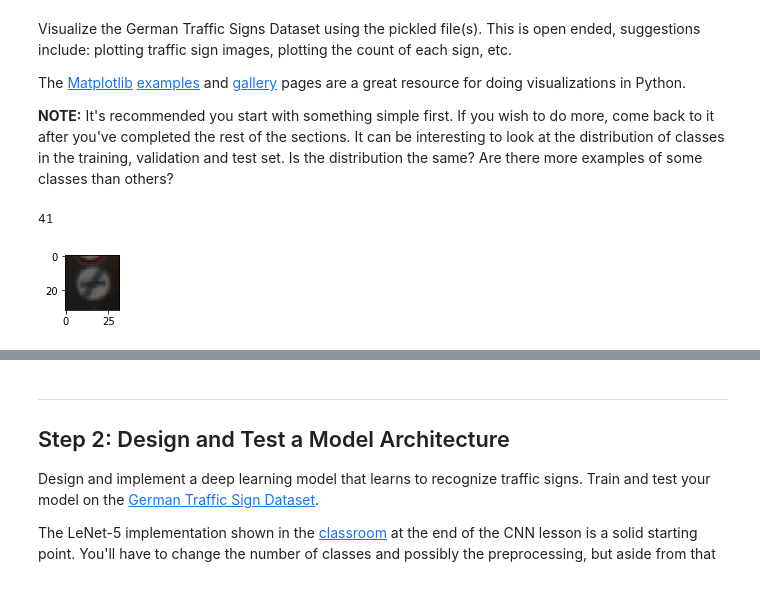
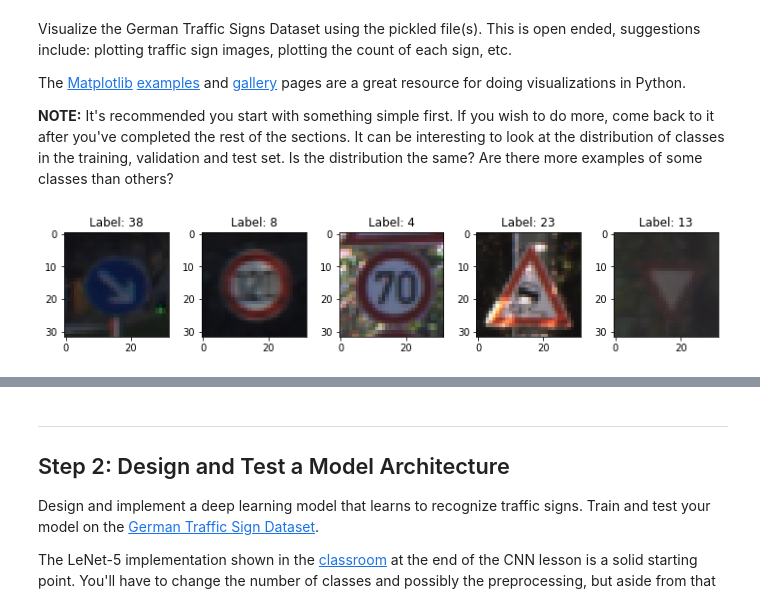
Before and after one commit to hackintoshrao/german-traffic-sign-classify, a Jupyter notebook: Traffic_Sign_Classifier.ipynb, the cells around one changed output, grey strips where cells are left out. Saved outputs shown, nothing was run; the diff lists cells and outputs as text; code cells hidden in the pictures.

```diff
--- a/Traffic_Sign_Classifier.ipynb
+++ b/Traffic_Sign_Classifier.ipynb
@@ -95,14 +95,28 @@ The [Matplotlib](http://matplotlib.org/) [examples](http://matplotlib.org/exampl
 # %%
 ### Data exploration visualization code goes here.
 ### Feel free to use as many code cells as needed.
 import matplotlib.pyplot as plt
 # Visualizations will be shown in the notebook.
 %matplotlib inline
 
-imag = X_train[10].squeeze()
-plt.figure(figsize=(1,1))
-plt.imshow(imag,cmap="gray")
-print(y_train[10])
+# Randomly choose indices to represent which datapoints we choose from the training set
+num_images = 5
+
+# Select 5 random numbers
+random_idxs = numpy.random.randint(n_train, size=num_images)
+
+# Display the images
+plt.rcParams["figure.figsize"] = [10, 5]
+
+test_set = []
+
+for i,idx in enumerate(random_idxs):
+    plt.subplot(1, num_images, i+1 )
+    plt.imshow( X_train[idx])
+    test_set.append(X_train[idx])
+    plt.title('Label: %d' % y_train[idx])
+
+plt.tight_layout()
+plt.show()
 # %% [output]
-41
-[figure, old version]
+[figure, new version]
```
Also changed, not shown: parts of 9 cells of this notebook, 6 other files.
